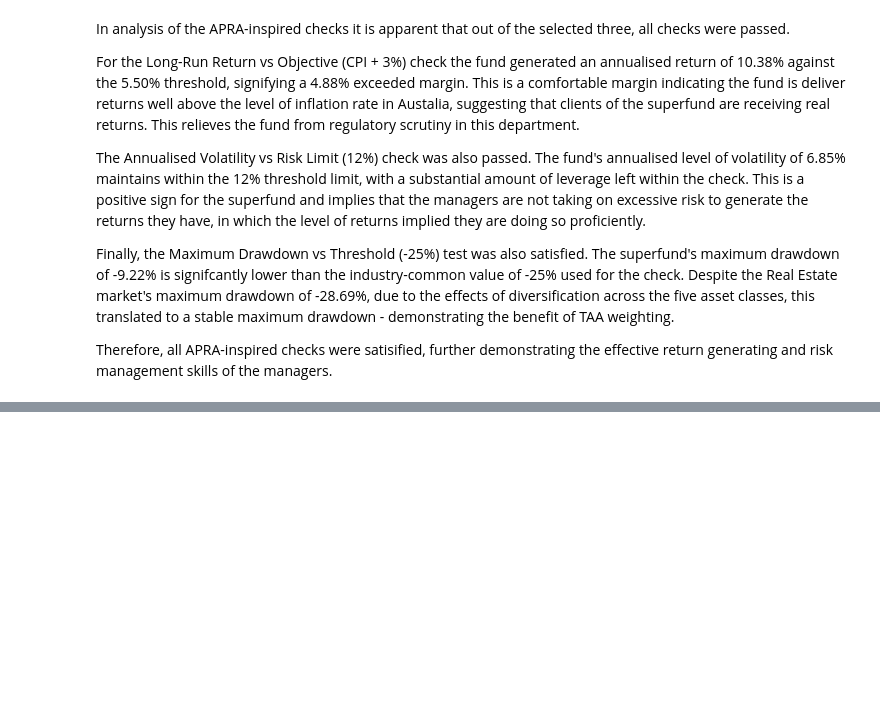
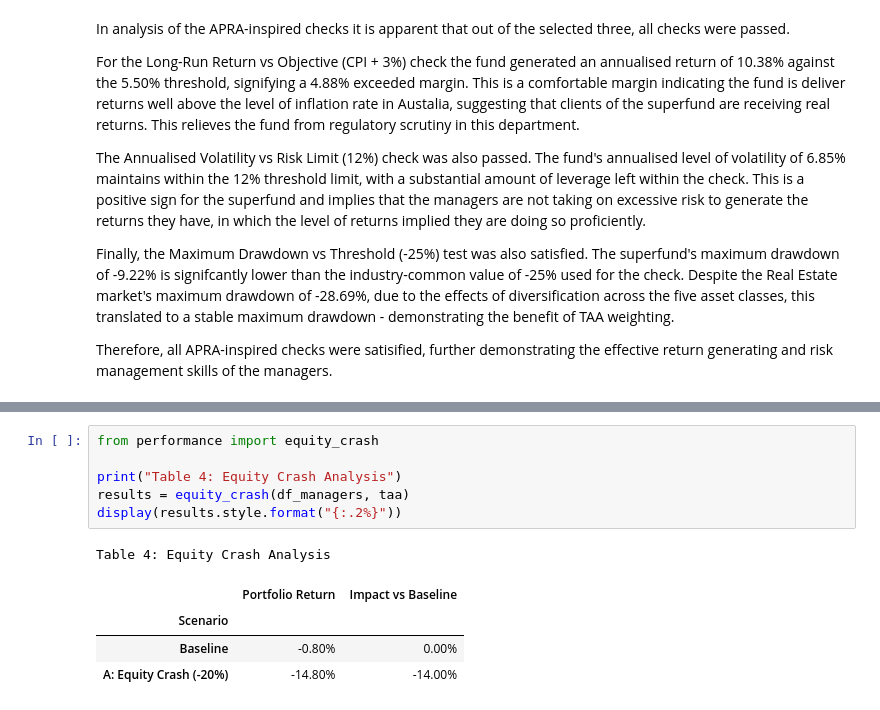
Before and after one commit to afperry2/FINM3422-Group-8-Task-2, a Jupyter notebook: notebook/multi-asset_portfolio_performance_report.ipynb, the cells around one changed output, grey strips where cells are left out. Saved outputs shown, nothing was run; the diff lists cells and outputs as text; blank space fills up the shorter version.

```diff
--- a/notebook/multi-asset_portfolio_performance_report.ipynb
+++ b/notebook/multi-asset_portfolio_performance_report.ipynb
@@ -316,0 +327,12 @@ Therefore, all APRA-inspired checks were satisified, further demonstrating the e
+# %%
+from performance import equity_crash
+
+print("Table 4: Equity Crash Analysis")
+results = equity_crash(df_managers, taa)
+display(results.style.format("{:.2%}"))
+# %% [output]
+Table 4: Equity Crash Analysis
+|  | Portfolio Return | Impact vs Baseline |
+| Scenario |  |  |
+| Baseline | -0.80% | 0.00% |
+| A: Equity Crash (-20%) | -14.80% | -14.00% |
```
Also changed, not shown: parts of 8 cells of this notebook, 2 other files.
